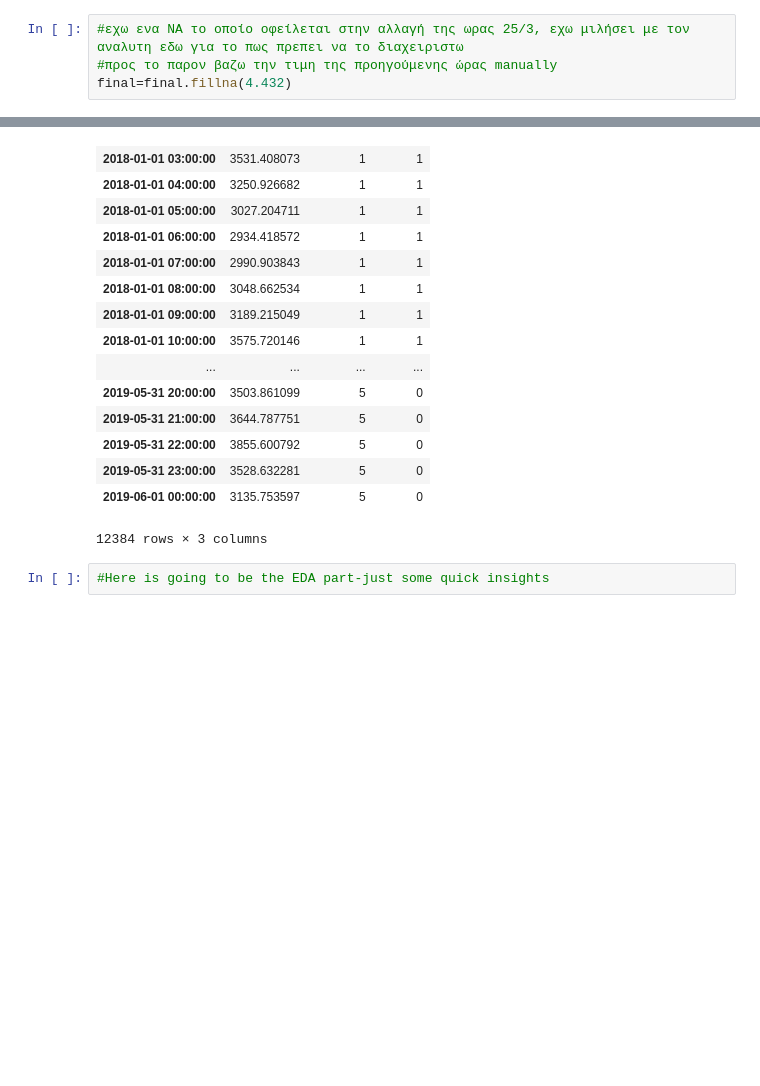
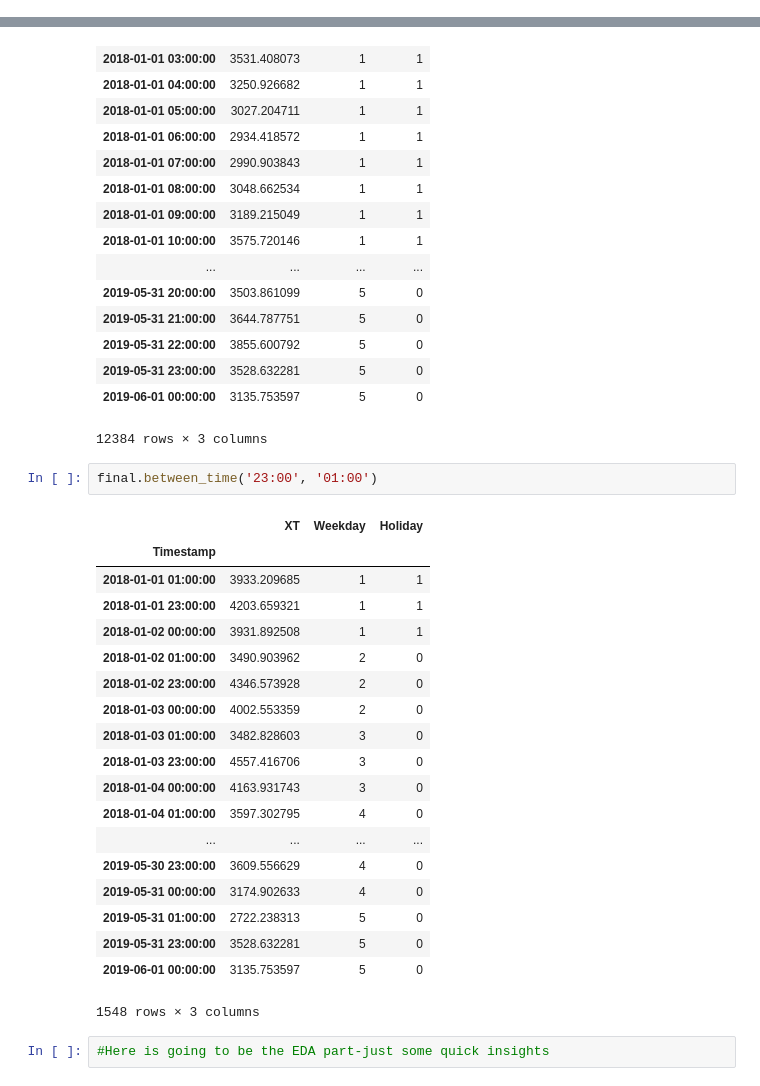
Before and after one commit to Darzan21/Electric-Load-Forecasting, a Jupyter notebook: LoadForecastingTest.ipynb, the cells around one changed output, grey strips where cells are left out. Cells and saved outputs as stored; diff of their text form; blank space fills up the shorter version.

```diff
--- a/LoadForecastingTest.ipynb
+++ b/LoadForecastingTest.ipynb
@@ -212,7 +212,3 @@ final.tail()
 | 11351 | 5 | 0 | 2019-05-31 | 22 | 5915.0 | 32.180987 | 861.846122 | 0.0 | 1268.293778 | 5123.894570 | ... |
 | 11867 | 5 | 0 | 2019-05-31 | 23 | 5506.0 | 33.389455 | 856.024205 | 0.0 | 1152.098123 | 4680.730403 | ... |
 | 12381 | 5 | 0 | 2019-05-31 | 24 | 5105.0 | 35.753307 | 964.764549 | 0.0 | 1092.041595 | 4227.795192 | ... |
-# %%
-#εχω ενα ΝΑ το οποίο οφείλεται στην αλλαγή της ωρας 25/3, εχω μιλήσει με τον αναλυτη εδω για το πως πρεπει να το διαχειριστω
-#προς το παρον βαζω την τιμη της προηγούμενης ώρας manually
-final=final.fillna(4.432)
@@ -342,6 +333,28 @@ final
 | 2019-05-31 23:00:00 | 3528.632281 | 5 | 0 |
 | 2019-06-01 00:00:00 | 3135.753597 | 5 | 0 |
 12384 rows × 3 columns
+# %%
+final.between_time('23:00', '01:00')
+# %% [output]
+|  | XT | Weekday | Holiday |
+| Timestamp |  |  |  |
+| 2018-01-01 01:00:00 | 3933.209685 | 1 | 1 |
+| 2018-01-01 23:00:00 | 4203.659321 | 1 | 1 |
+| 2018-01-02 00:00:00 | 3931.892508 | 1 | 1 |
+| 2018-01-02 01:00:00 | 3490.903962 | 2 | 0 |
+| 2018-01-02 23:00:00 | 4346.573928 | 2 | 0 |
+| 2018-01-03 00:00:00 | 4002.553359 | 2 | 0 |
+| 2018-01-03 01:00:00 | 3482.828603 | 3 | 0 |
+| 2018-01-03 23:00:00 | 4557.416706 | 3 | 0 |
+| 2018-01-04 00:00:00 | 4163.931743 | 3 | 0 |
+| 2018-01-04 01:00:00 | 3597.302795 | 4 | 0 |
+| ... | ... | ... | ... |
+| 2019-05-30 23:00:00 | 3609.556629 | 4 | 0 |
+| 2019-05-31 00:00:00 | 3174.902633 | 4 | 0 |
+| 2019-05-31 01:00:00 | 2722.238313 | 5 | 0 |
+| 2019-05-31 23:00:00 | 3528.632281 | 5 | 0 |
+| 2019-06-01 00:00:00 | 3135.753597 | 5 | 0 |
+1548 rows × 3 columns
 # %%
 #Here is going to be the EDA part-just some quick insights
 # %%
```
Also changed, not shown: parts of 1 cell of this notebook.
